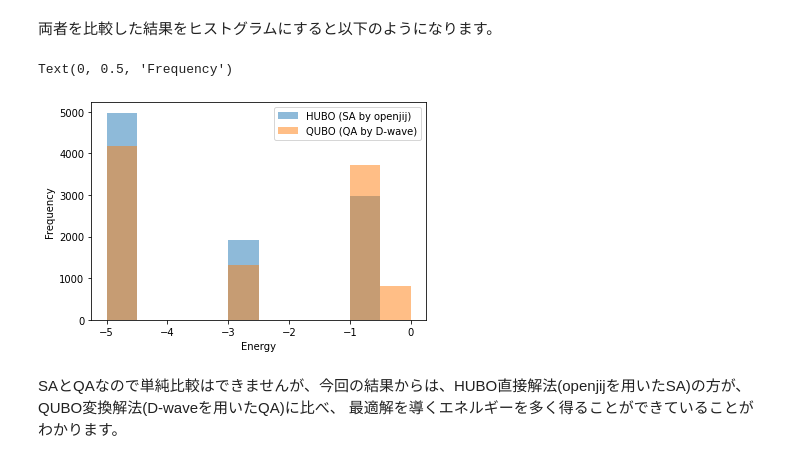
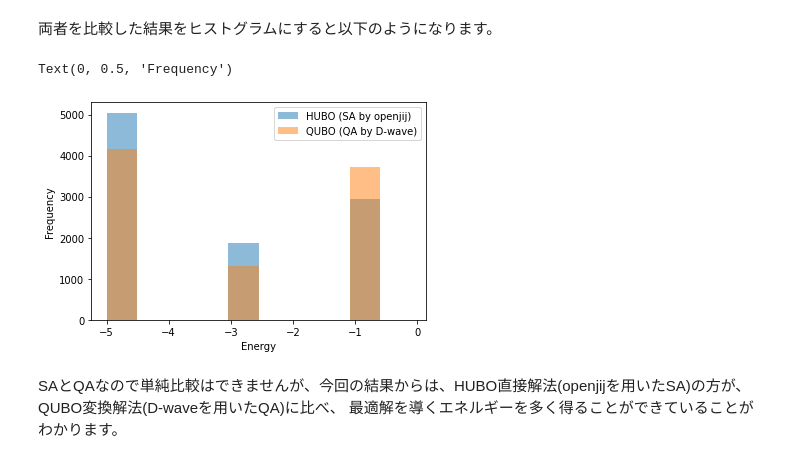
Before and after one commit to MasahitoKumada/OpenJijTutorial, a Jupyter notebook: source/ja/012-Finding_Protein_Folding_by_Quantum_Annealing.ipynb, the cells around one changed output. Cells and saved outputs as stored; diff of their text form; code cells hidden in the pictures.

```diff
--- a/source/ja/012-Finding_Protein_Folding_by_Quantum_Annealing.ipynb
+++ b/source/ja/012-Finding_Protein_Folding_by_Quantum_Annealing.ipynb
@@ -233,14 +233,14 @@ print(energy_qa)
 # %% [markdown]
 両者を比較した結果をヒストグラムにすると以下のようになります。
 # %%
-plt.hist(energy_hubo, label='HUBO (SA by openjij)', range=(-5, 0), bins=10, alpha=0.5)
-plt.hist(energy_qa, label='QUBO (QA by D-wave)', range=(-5, 0), bins=10, alpha=0.5)
+plt.hist(energy_hubo, label='HUBO (SA by openjij)', range=(-5, -0.1), bins=10, alpha=0.5)
+plt.hist(energy_qa, label='QUBO (QA by D-wave)', range=(-5, -0.1), bins=10, alpha=0.5)
 plt.legend()
 plt.xlabel('Energy')
 plt.ylabel('Frequency')
 # %% [output]
 Text(0, 0.5, 'Frequency')
-[figure, old version]
+[figure, new version]
 # %% [markdown]
 SAとQAなので単純比較はできませんが、今回の結果からは、HUBO直接解法(openjijを用いたSA)の方が、QUBO変換解法(D-waveを用いたQA)に比べ、
 最適解を導くエネルギーを多く得ることができていることがわかります。
```
Also changed, not shown: parts of 2 cells of this notebook, 3 other files.
